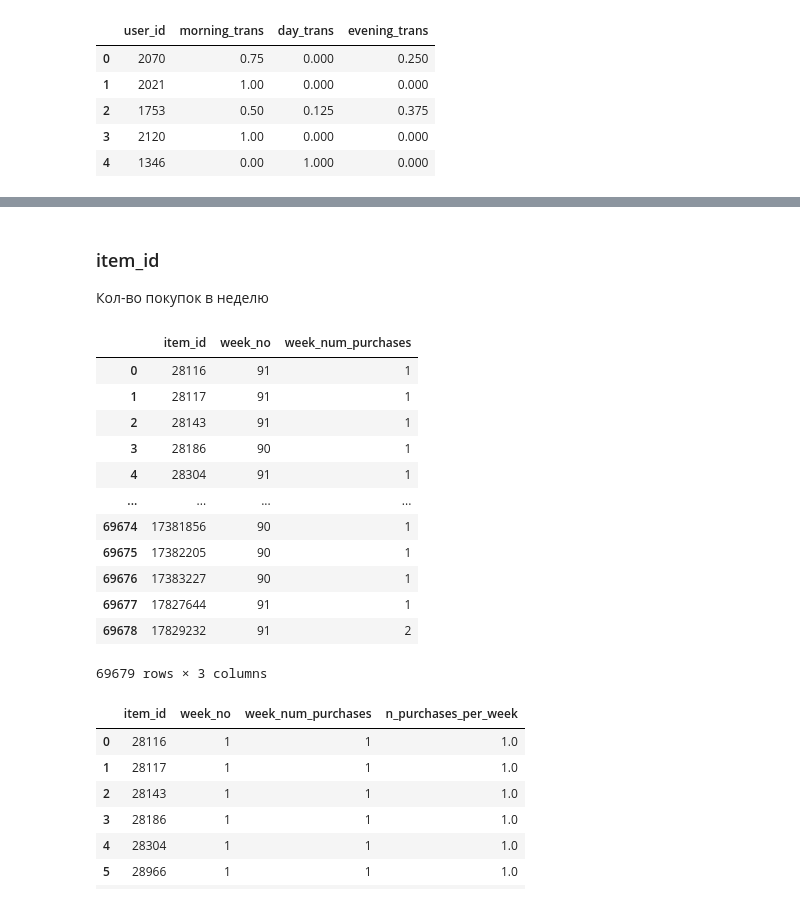
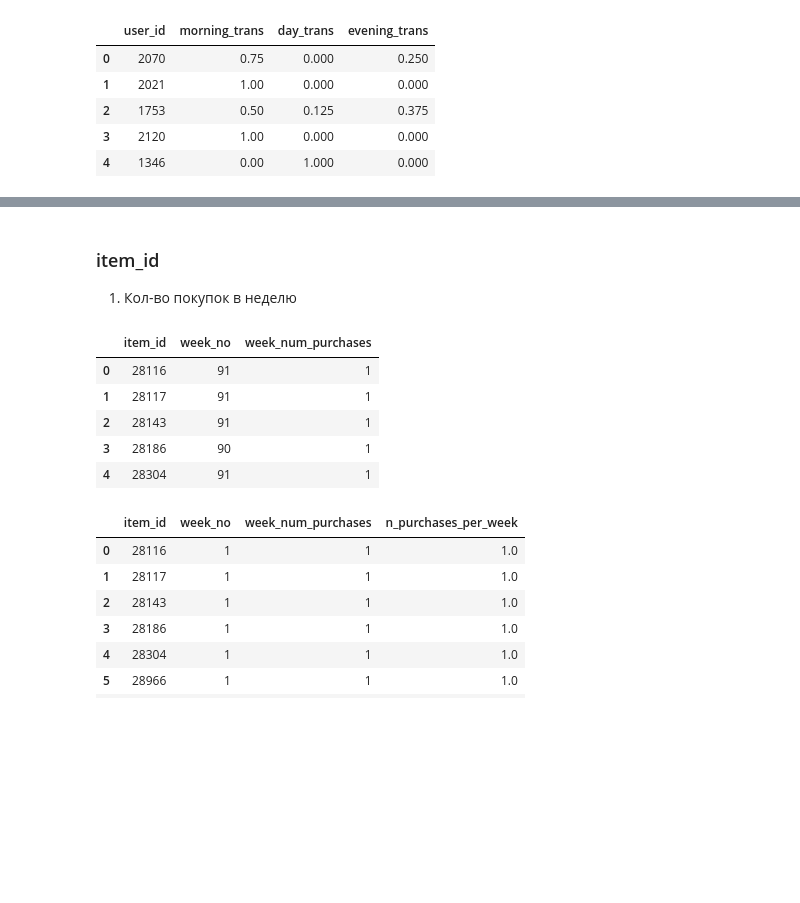
Before and after one commit to AntonyVasilev/Recommendations-systems, a Jupyter notebook: HW_webinar_6_AVasilev.ipynb, the cells around one changed output, grey strips where cells are left out. Drawn from its saved outputs; the diff is of its cells as text; code cells hidden in the pictures; blank space fills up the shorter version.

```diff
--- a/HW_webinar_6_AVasilev.ipynb
+++ b/HW_webinar_6_AVasilev.ipynb
@@ -25,6 +25,7 @@ import pandas as pd
 import numpy as np
 import matplotlib.pyplot as plt
 %matplotlib inline
+pd.set_option('display.max_columns', 100)
 
 # Для работы с матрицами
 from scipy.sparse import csr_matrix
@@ -563,24 +560,18 @@ df_ranker_train.head(2)
 # %% [markdown]
 ### item_id
-Кол-во покупок в неделю
+1. Кол-во покупок в неделю
 # %%
-num_purchases_by_week = data_train_ranker.groupby(by=['item_id', 'week_no'])['basket_id'].nunique().reset_index()
+num_purchases_by_week = data_train_ranker.groupby(by=['item_id',
+                                        'week_no'])['basket_id'].nunique().reset_index()
 num_purchases_by_week.rename(columns={'basket_id': 'week_num_purchases'}, inplace=True)
-num_purchases_by_week
+num_purchases_by_week.head()
 # %% [output]
 |  | item_id | week_no | week_num_purchases |
 | 0 | 28116 | 91 | 1 |
 | 1 | 28117 | 91 | 1 |
 | 2 | 28143 | 91 | 1 |
 | 3 | 28186 | 90 | 1 |
 | 4 | 28304 | 91 | 1 |
-| ... | ... | ... | ... |
-| 69674 | 17381856 | 90 | 1 |
-| 69675 | 17382205 | 90 | 1 |
-| 69676 | 17383227 | 90 | 1 |
-| 69677 | 17827644 | 91 | 1 |
-| 69678 | 17829232 | 91 | 2 |
-69679 rows × 3 columns
 # %%
 week_purchases_df = num_purchases_by_week.groupby(by='item_id').agg({'week_no': 'count',
                                                  'week_num_purchases': 'sum'}).reset_index()
```
Also changed, not shown: parts of 236 cells of this notebook, 1 other file.
